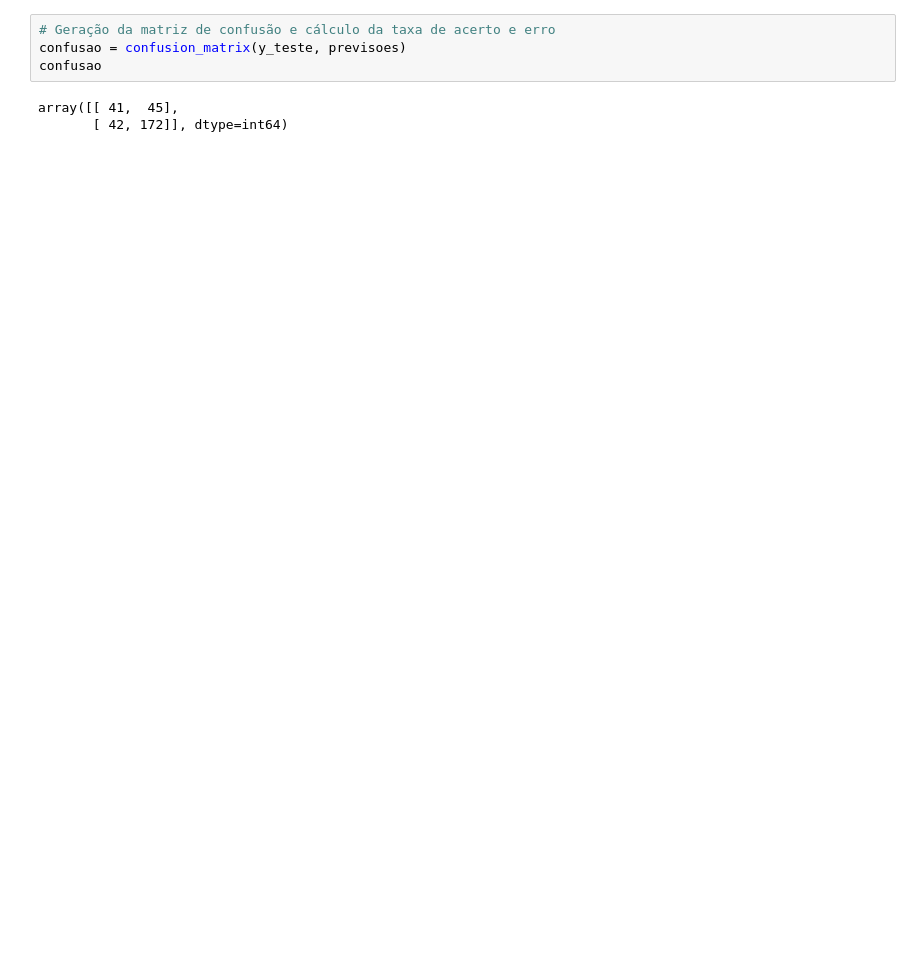
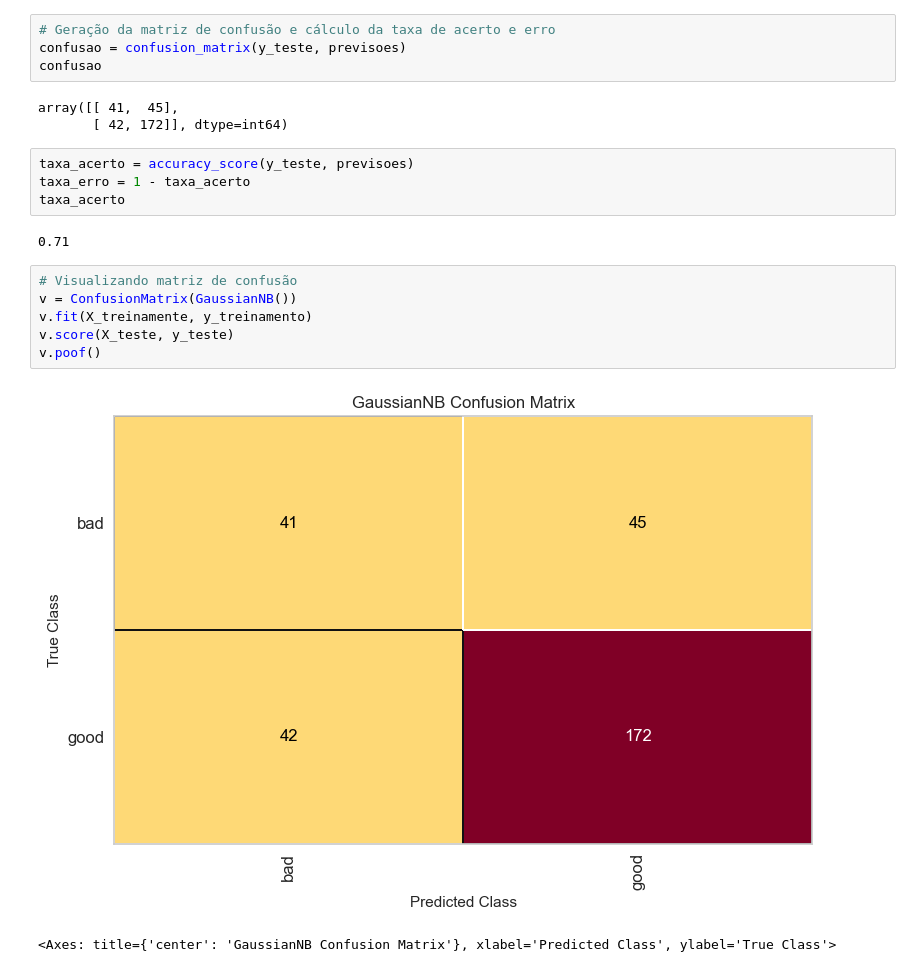
Before and after one commit to RodrigoD4v/Naive_Bayes, a Jupyter notebook: notebooks/patrica_naive_bayes.ipynb, the cells around one changed output. Saved outputs shown, nothing was run; the diff lists cells and outputs as text; blank space fills up the shorter version.

Commit message:
visualizando matriz de confusão

```diff
--- a/notebooks/patrica_naive_bayes.ipynb
+++ b/notebooks/patrica_naive_bayes.ipynb
@@ -95,3 +114,18 @@ confusao
 # %% [output]
 array([[ 41,  45],
        [ 42, 172]], dtype=int64)
+# %%
+taxa_acerto = accuracy_score(y_teste, previsoes)
+taxa_erro = 1 - taxa_acerto
+taxa_acerto
+# %% [output]
+0.71
+# %%
+# Visualizando matriz de confusão
+v = ConfusionMatrix(GaussianNB())
+v.fit(X_treinamente, y_treinamento)
+v.score(X_teste, y_teste)
+v.poof()
+# %% [output]
+[figure, added]
+<Axes: title={'center': 'GaussianNB Confusion Matrix'}, xlabel='Predicted Class', ylabel='True Class'>
```
Also changed, not shown: parts of 1 cell of this notebook.
